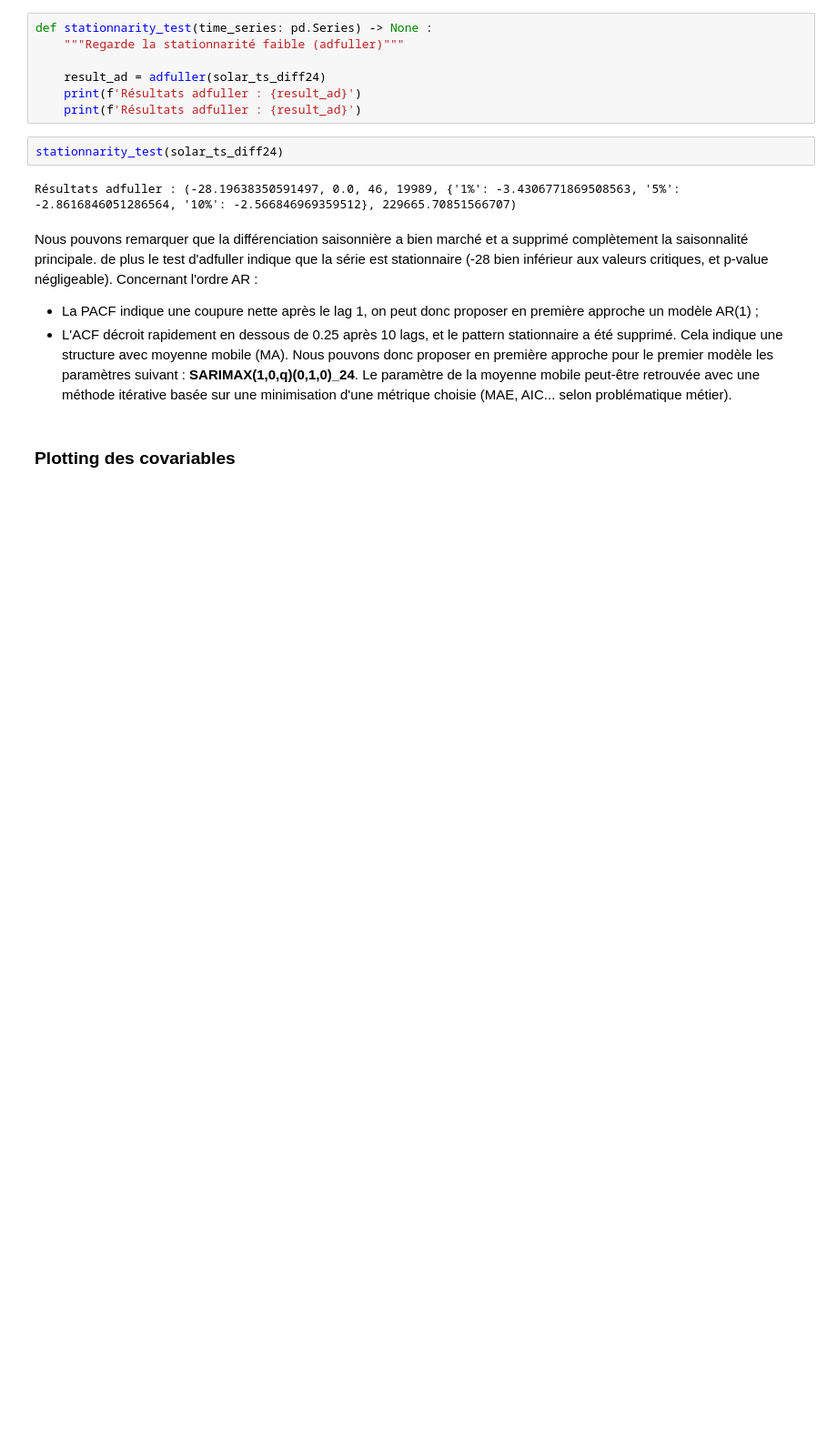
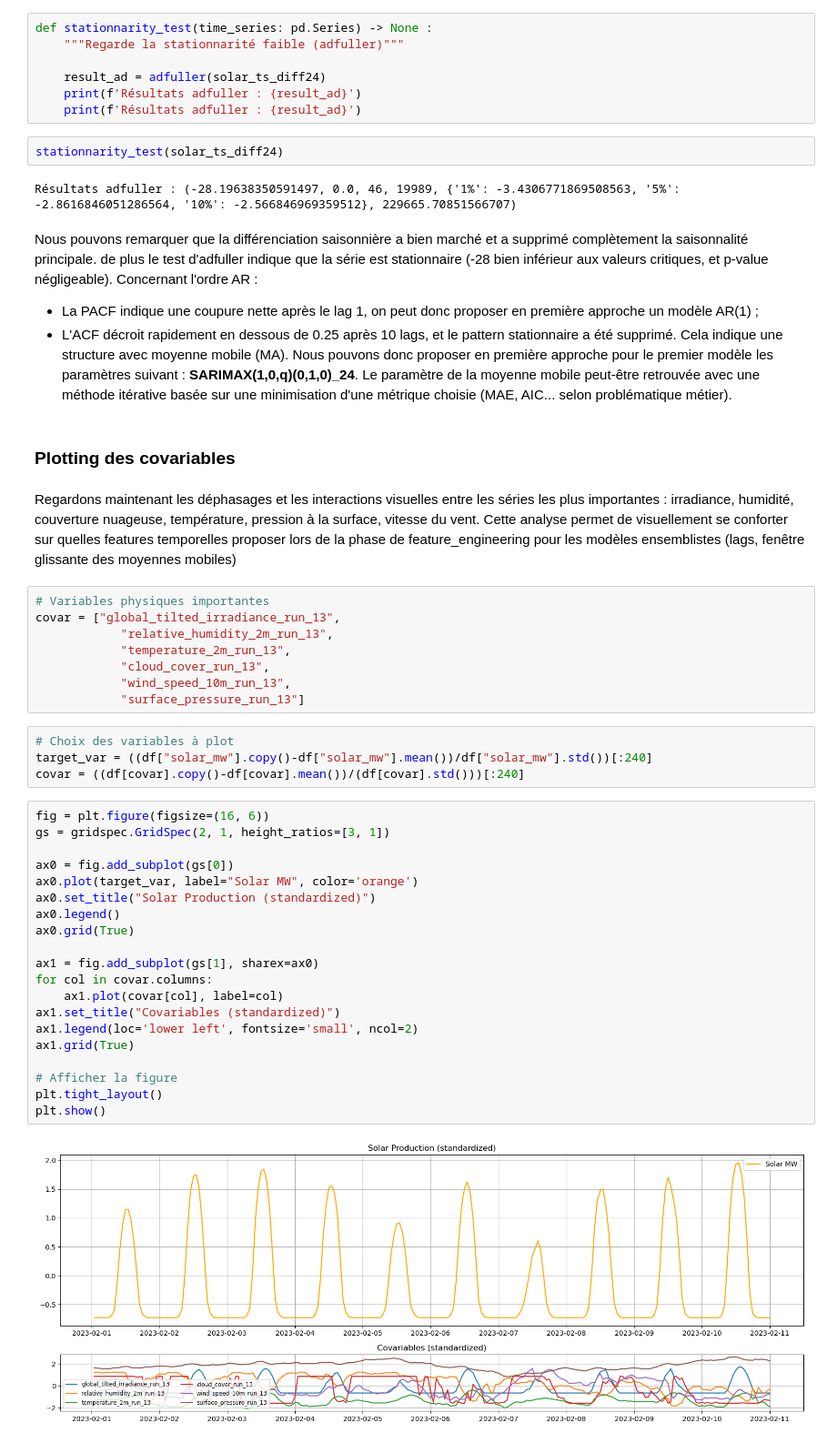
Before and after one commit to Simonsns/solar_prediction, a Jupyter notebook: notebooks/01_data_exploration.ipynb, the cells around one changed output. Shown at 91% size. Drawn from its saved outputs; the diff is of its cells as text; blank space fills up the shorter version.

Commit message:
update: update EDA
time series analysis and global wrapup finished.

```diff
--- a/notebooks/01_data_exploration.ipynb
+++ b/notebooks/01_data_exploration.ipynb
@@ -512,3 +571,39 @@ Concernant l'ordre AR :
 - L'ACF décroit rapidement en dessous de 0.25 après 10 lags, et le pattern stationnaire a été supprimé. Cela indique une structure avec moyenne mobile (MA). Nous pouvons donc proposer en première approche pour le premier modèle les paramètres suivant : **SARIMAX(1,0,q)(0,1,0)_24**. Le paramètre de la moyenne mobile peut-être retrouvée avec une méthode itérative basée sur une minimisation d'une métrique choisie (MAE, AIC... selon problématique métier).
 # %% [markdown]
 ### Plotting des covariables
+# %% [markdown]
+Regardons maintenant les déphasages et les interactions visuelles entre les séries les plus importantes : irradiance, humidité, couverture nuageuse, température, pression à la surface, vitesse du vent. Cette analyse permet de visuellement se conforter sur quelles features temporelles proposer lors de la phase de feature_engineering pour les modèles ensemblistes (lags, fenêtre glissante des moyennes mobiles)
+# %%
+# Variables physiques importantes
+covar = ["global_tilted_irradiance_run_13",
+            "relative_humidity_2m_run_13",
+            "temperature_2m_run_13",
+            "cloud_cover_run_13",
+            "wind_speed_10m_run_13",
+            "surface_pressure_run_13"]
+# %%
+# Choix des variables à plot
+target_var = ((df["solar_mw"].copy()-df["solar_mw"].mean())/df["solar_mw"].std())[:240]
+covar = ((df[covar].copy()-df[covar].mean())/(df[covar].std()))[:240]
+# %%
+fig = plt.figure(figsize=(16, 6))
+gs = gridspec.GridSpec(2, 1, height_ratios=[3, 1])
+
+ax0 = fig.add_subplot(gs[0])
+ax0.plot(target_var, label="Solar MW", color='orange')
+ax0.set_title("Solar Production (standardized)")
+ax0.legend()
+ax0.grid(True)
+
+ax1 = fig.add_subplot(gs[1], sharex=ax0)
+for col in covar.columns:
+    ax1.plot(covar[col], label=col)
+ax1.set_title("Covariables (standardized)")
+ax1.legend(loc='lower left', fontsize='small', ncol=2)
+ax1.grid(True)
+
+# Afficher la figure
+plt.tight_layout()
+plt.show()
+# %% [output]
+[figure, added]
```
Also changed, not shown: parts of 25 cells of this notebook.
